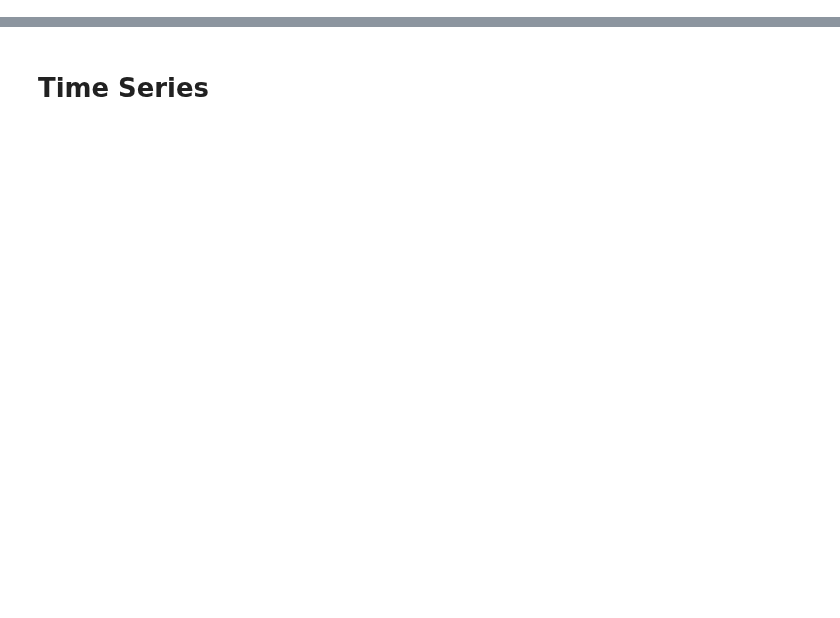
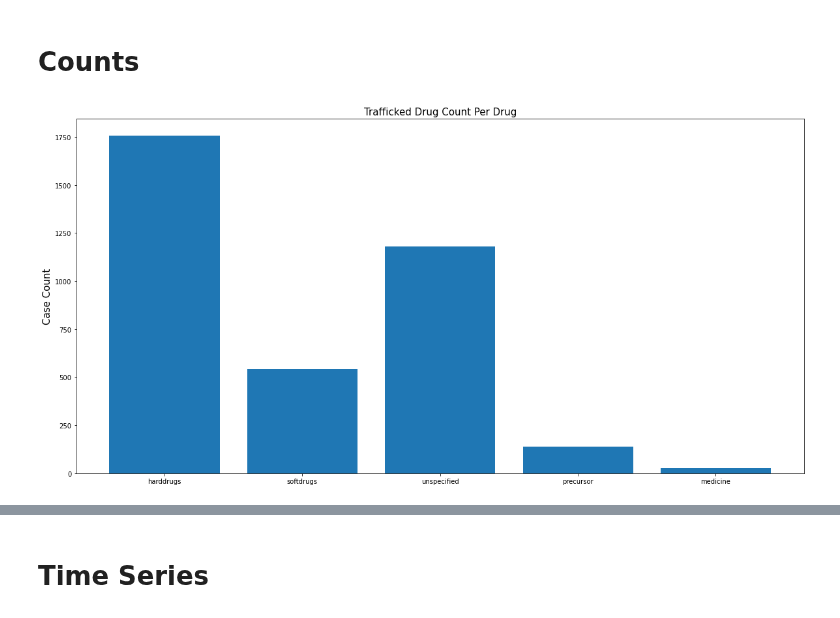
Before and after one commit to bloemetjesgordijn/Master-thesis, a Jupyter notebook: Results & Visualization.ipynb, the cells around one changed output, grey strips where cells are left out. Drawn from its saved outputs; the diff is of its cells as text; code cells hidden in the pictures; blank space fills up the shorter version.

```diff
--- a/Results & Visualization.ipynb
+++ b/Results & Visualization.ipynb
@@ -2,10 +2,18 @@
 import pandas as pd
 import matplotlib.pyplot as plt
 import warnings
-warnings.filterwarnings('ignore')
 from matplotlib.pyplot import figure
 from pylab import rcParams
+import pycountry
+import pycountry_convert as pc
+import math
+from datetime import datetime
+from sklearn.linear_model import LinearRegression
+
 rcParams['figure.figsize'] = 20, 10
+fontsize = 15
+legend_size = 15
+warnings.filterwarnings('ignore')
 # %%
 results_df = pd.read_pickle("saves/collapsed_results.pkl")
 results_df
@@ -25,0 +86,34 @@ results_df
+# %% [markdown]
+# Counts
+# %%
+specific_drug_dict = {}
+general_drug_dict = {}
+semi_general_drug_dict = {}
+for index, row in results_df.iterrows():
+    for drug in row['specific_drugs']:
+        if drug not in specific_drug_dict:
+            specific_drug_dict[drug] = 0
+        specific_drug_dict[drug] += 1
+    for drug in row['general_drugs']:
+        if drug not in general_drug_dict:
+            general_drug_dict[drug] = 0
+        general_drug_dict[drug] += 1
+    for drug in row['semi_general_drugs']:
+        if drug not in semi_general_drug_dict:
+            semi_general_drug_dict[drug] = 0
+        semi_general_drug_dict[drug] += 1
+
+print(specific_drug_dict)
+print('\n')
+print(general_drug_dict)
+print('\n')
+print(semi_general_drug_dict)
+# %%
+X = list(general_drug_dict.keys())
+Y = list(general_drug_dict.values())
+plt.bar(X,Y)
+plt.title('Trafficked Drug Count Per Drug', fontsize=fontsize)
+plt.ylabel('Case Count', fontsize=fontsize)
+plt.show()
+# %% [output]
+[figure, added]
```
Also changed, not shown: parts of 58 cells of this notebook, 6 other files.
